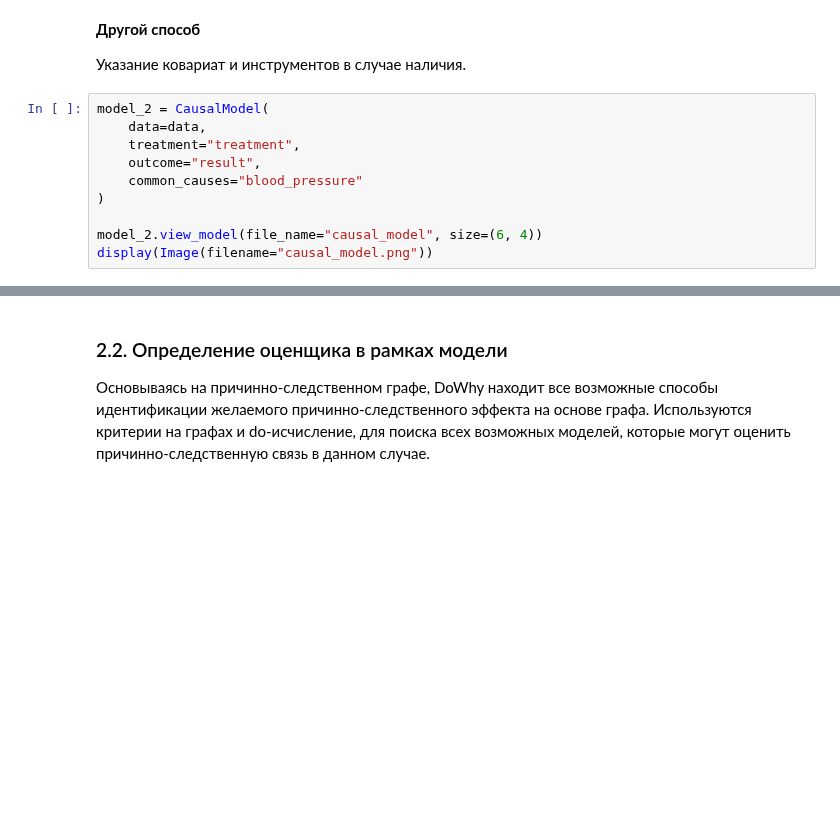
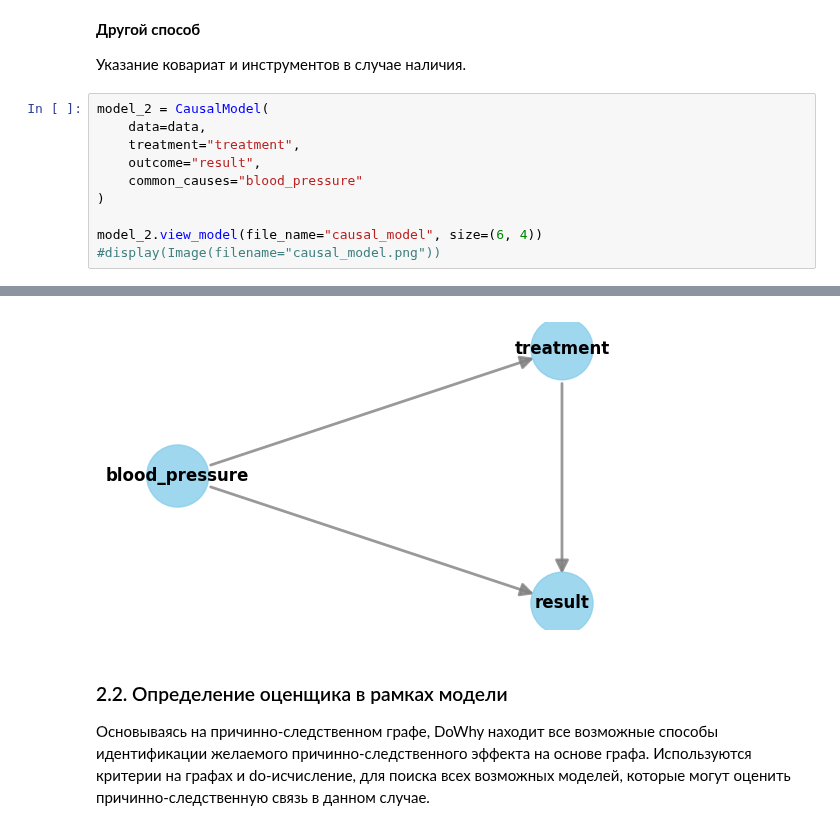
Before and after one commit to NMashalov/2023_OpenMipt_course, a Jupyter notebook: lesson14/sem13.ipynb, the cells around one changed output, grey strips where cells are left out. Drawn from its saved outputs; the diff is of its cells as text; blank space fills up the shorter version.

```diff
--- a/lesson14/sem13.ipynb
+++ b/lesson14/sem13.ipynb
@@ -332,4 +341,5 @@ model_2 = CausalModel(
 )
 
 model_2.view_model(file_name="causal_model", size=(6, 4))
-display(Image(filename="causal_model.png"))
+#display(Image(filename="causal_model.png"))
+# %% [output]
@@ -336,3 +348,4 @@ display(Image(filename="causal_model.png"))
+[figure, added]
 # %% [markdown]
 ### 2.2. Определение оценщика в рамках модели
 
```
Also changed, not shown: parts of 24 cells of this notebook.
